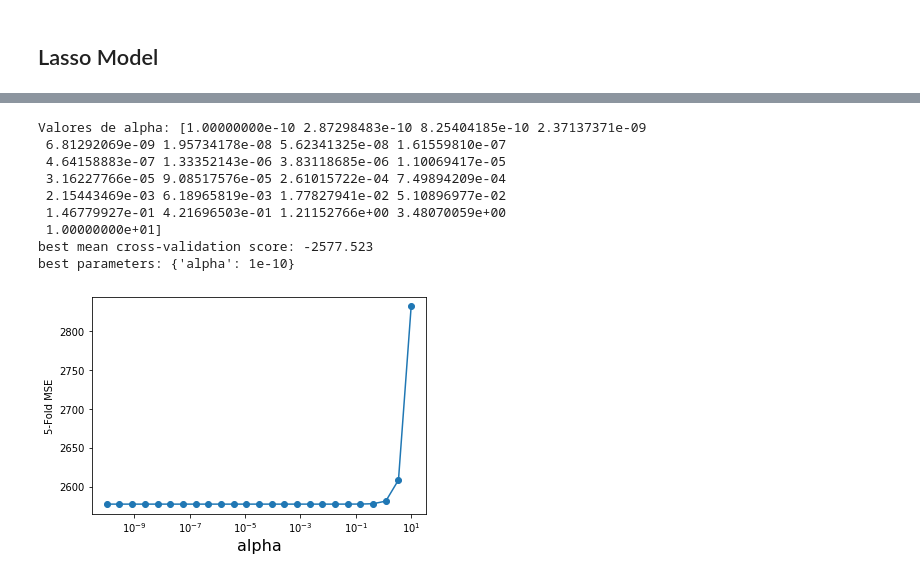
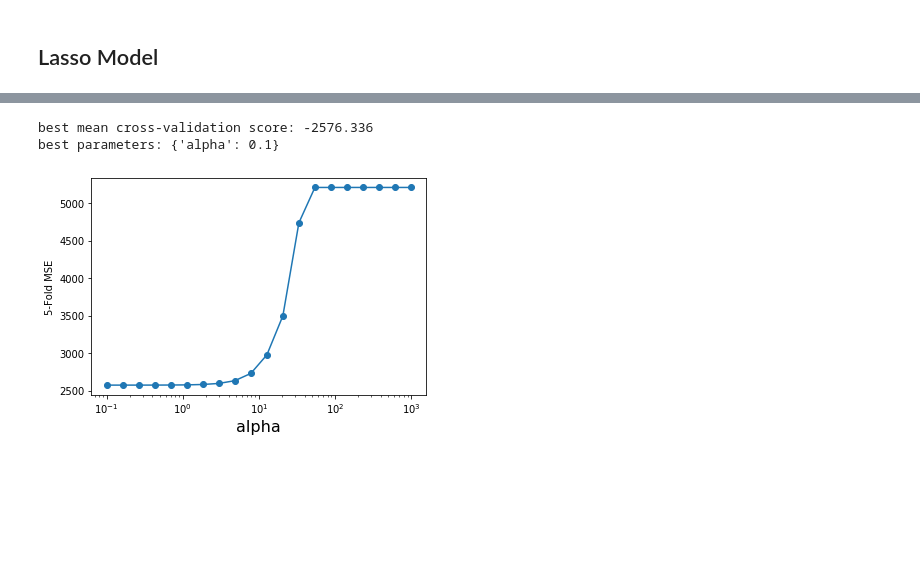
Before and after one commit to dalvaro74/Practica_Machine_Learning, a Jupyter notebook: Practica_Daniel_Alvaro.ipynb, the cells around one changed output, grey strips where cells are left out. Cells and saved outputs as stored; diff of their text form; code cells hidden in the pictures; blank space fills up the shorter version.

```diff
--- a/Practica_Daniel_Alvaro.ipynb
+++ b/Practica_Daniel_Alvaro.ipynb
@@ -514,5 +526,5 @@ Recordemos que para test deberemos usar el scaler obtenido en train
 # %%
 from sklearn import preprocessing
 
-scaler = preprocessing.StandardScaler()
-X_train_scaled = scaler.fit_transform(X_train)
+scaler = preprocessing.StandardScaler().fit(X_train)
+XtrainScaled = scaler.transform(X_train)
@@ -714,26 +633,21 @@ plt.show()
 # %%
-alpha_vector = np.logspace(-10,1,25)
+from sklearn.model_selection import GridSearchCV
+from sklearn.linear_model import Lasso
+
+alpha_vector = np.logspace(-1,3,20)
 param_grid = {'alpha': alpha_vector }
-print(f'Valores de alpha: {alpha_vector}')
-grid = GridSearchCV(Lasso(), scoring= 'neg_mean_squared_error', param_grid=param_grid, cv = 5)
-grid.fit(X_train_scaled, y_train)
+grid = GridSearchCV(Lasso(), scoring= 'neg_mean_squared_error', param_grid=param_grid, cv = 10)
+grid.fit(XtrainScaled, y_train)
 print("best mean cross-validation score: {:.3f}".format(grid.best_score_))
 print("best parameters: {}".format(grid.best_params_))
 
+#-1 porque es negado
 scores = -1*np.array(grid.cv_results_['mean_test_score'])
 plt.semilogx(alpha_vector,scores,'-o')
 plt.xlabel('alpha',fontsize=16)
 plt.ylabel('5-Fold MSE')
-#plt.ylim((0, 1))
 plt.show()
 # %% [output]
-Valores de alpha: [1.00000000e-10 2.87298483e-10 8.25404185e-10 2.37137371e-09
- 6.81292069e-09 1.95734178e-08 5.62341325e-08 1.61559810e-07
- 4.64158883e-07 1.33352143e-06 3.83118685e-06 1.10069417e-05
- 3.16227766e-05 9.08517576e-05 2.61015722e-04 7.49894209e-04
- 2.15443469e-03 6.18965819e-03 1.77827941e-02 5.10896977e-02
- 1.46779927e-01 4.21696503e-01 1.21152766e+00 3.48070059e+00
- 1.00000000e+01]
-best mean cross-validation score: -2577.523
-best parameters: {'alpha': 1e-10}
+best mean cross-validation score: -2576.336
+best parameters: {'alpha': 0.1}
-[figure, old version]
+[figure, new version]
```
Also changed, not shown: parts of 17 cells of this notebook.
